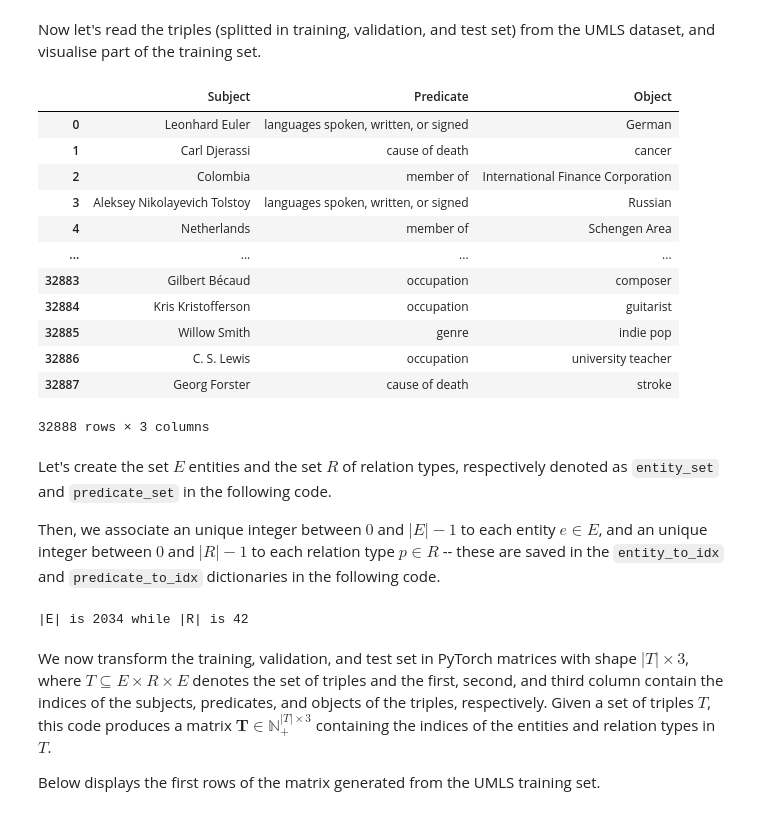
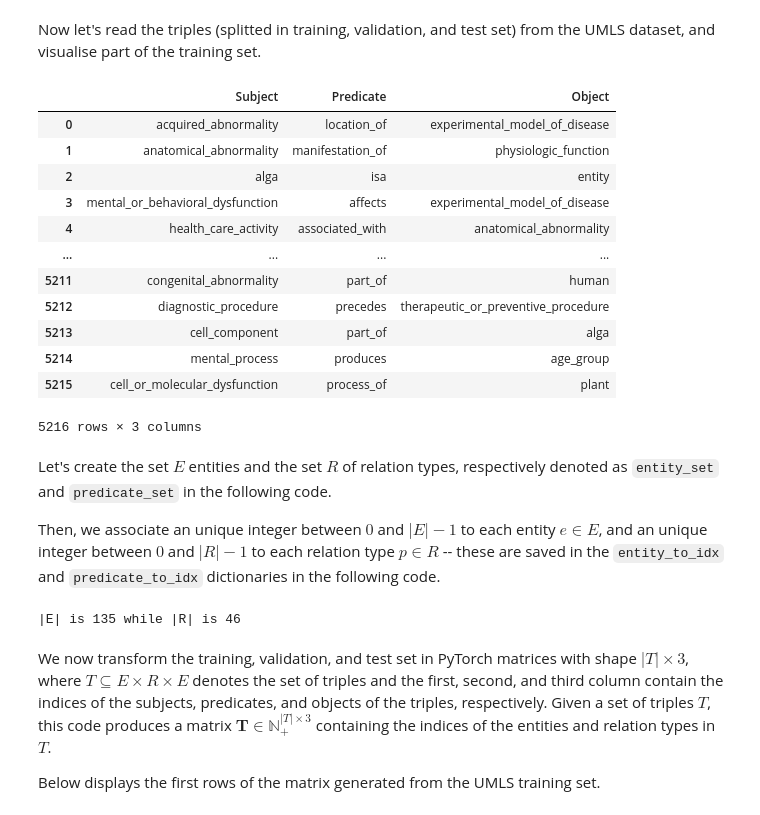
Before and after one commit to FlintyTub49/augmentation-diss, a Jupyter notebook: KGC Embeddings.ipynb, the cells around one changed output. Saved outputs shown, nothing was run; the diff lists cells and outputs as text; code cells hidden in the pictures.

```diff
--- a/KGC Embeddings.ipynb
+++ b/KGC Embeddings.ipynb
@@ -25,33 +25,33 @@ Now let's read the triples (splitted in training, validation, and test set) from
 # %%
 def read_triples(path: str) -> List[Tuple[str, str, str]]:
     triples = []
     with open(path, 'rt') as f:
       for line in f:
         s, p, o = line.split('\t')
         triples += [(s.strip(), p.strip(), o.strip())]
     return triples
 
 
-train_triples_lst = read_triples('text_files/codex-s/train.tsv')
-valid_triples_lst = read_triples('text_files/codex-s/valid.tsv')
-test_triples_lst = read_triples('text_files/codex-s/test.tsv')
+train_triples_lst = read_triples('text_files/umls/train.tsv')
+valid_triples_lst = read_triples('text_files/umls/dev.tsv')
+test_triples_lst = read_triples('text_files/umls/test.tsv')
 
 train_df = pd.DataFrame(train_triples_lst, columns =['Subject', 'Predicate', 'Object'])
 train_df
 # %% [output]
 |  | Subject | Predicate | Object |
-| 0 | Leonhard Euler | languages spoken, written, or signed | German |
-| 1 | Carl Djerassi | cause of death | cancer |
-| 2 | Colombia | member of | International Finance Corporation |
-| 3 | Aleksey Nikolayevich Tolstoy | languages spoken, written, or signed | Russian |
-| 4 | Netherlands | member of | Schengen Area |
+| 0 | acquired_abnormality | location_of | experimental_model_of_disease |
+| 1 | anatomical_abnormality | manifestation_of | physiologic_function |
+| 2 | alga | isa | entity |
+| 3 | mental_or_behavioral_dysfunction | affects | experimental_model_of_disease |
+| 4 | health_care_activity | associated_with | anatomical_abnormality |
 | ... | ... | ... | ... |
-| 32883 | Gilbert Bécaud | occupation | composer |
-| 32884 | Kris Kristofferson | occupation | guitarist |
-| 32885 | Willow Smith | genre | indie pop |
-| 32886 | C. S. Lewis | occupation | university teacher |
-| 32887 | Georg Forster | cause of death | stroke |
+| 5211 | congenital_abnormality | part_of | human |
+| 5212 | diagnostic_procedure | precedes | therapeutic_or_preventive_procedure |
+| 5213 | cell_component | part_of | alga |
+| 5214 | mental_process | produces | age_group |
+| 5215 | cell_or_molecular_dysfunction | process_of | plant |
-32888 rows × 3 columns
+5216 rows × 3 columns
 # %% [markdown]
 Let's create the set $E$ entities and the set $R$ of relation types, respectively denoted as `entity_set` and `predicate_set` in the following code.
 
@@ -79,7 +79,7 @@ idx_to_predicate: Dict[int, str] = {idx: predicate for predicate, idx in predica
 
 print("|E| is", len(entity_set), "while |R| is", len(predicate_set))
 # %% [output]
-|E| is 2034 while |R| is 42
+|E| is 135 while |R| is 46
 # %% [markdown]
 We now transform the training, validation, and test set in PyTorch matrices with shape $|T| \times 3$, where $T \subseteq E \times R \times E$ denotes the set of triples and the first, second, and third column contain the indices of the subjects, predicates, and objects of the triples, respectively. Given a set of triples $T$, this code produces a matrix $\mathbf{T} \in \mathbb{N}_{+}^{|T| \times 3}$ containing the indices of the entities and relation types in $T$.
 
```
Also changed, not shown: parts of 4 cells of this notebook, 10 other files.
